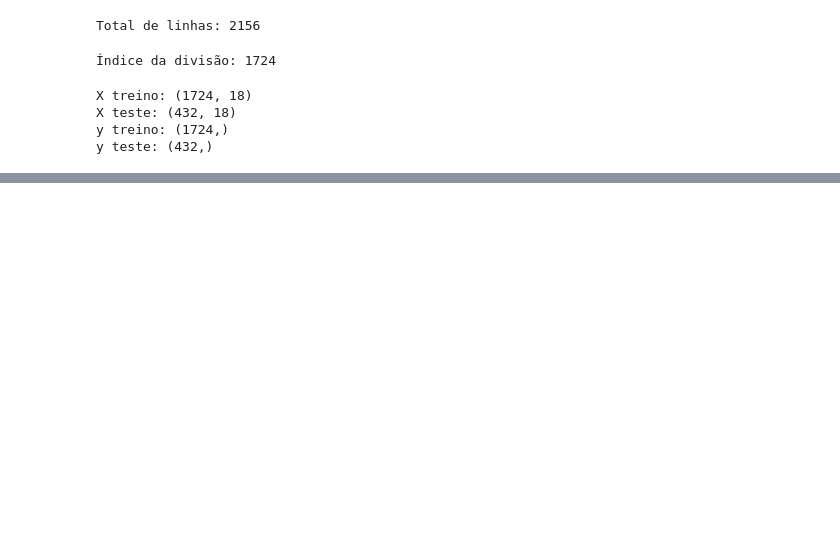
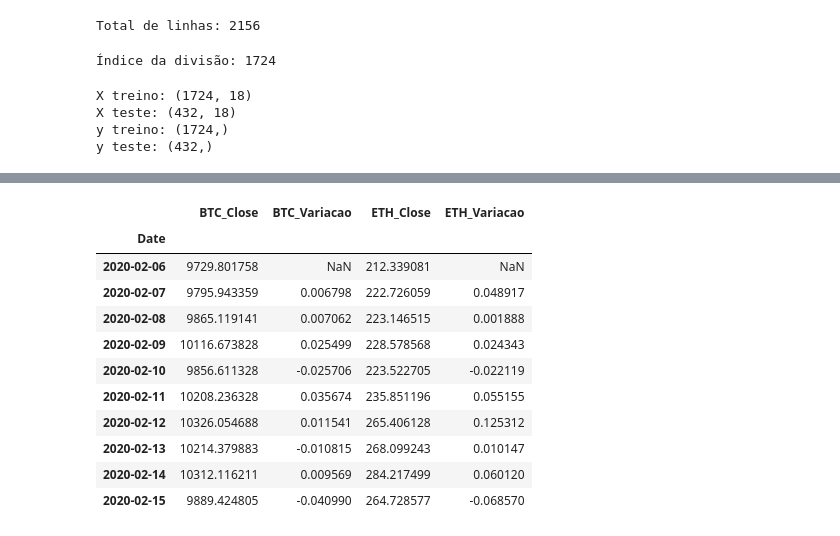
Before and after one commit to vicayumi/IC, a Jupyter notebook: notebooks/01_preditor_btc_eth.ipynb, the cells around one changed output, grey strips where cells are left out. Drawn from its saved outputs; the diff is of its cells as text; code cells hidden in the pictures; blank space fills up the shorter version.

```diff
--- a/notebooks/01_preditor_btc_eth.ipynb
+++ b/notebooks/01_preditor_btc_eth.ipynb
@@ -303,0 +403,21 @@ y teste: (432,)
+# %%
+# Variação percentual diária do Bitcoin
+dados["BTC_Variacao"] = dados["BTC_Close"].pct_change()
+
+# Variação percentual diária do Ethereum
+dados["ETH_Variacao"] = dados["ETH_Close"].pct_change()
+# %%
+dados[["BTC_Close", "BTC_Variacao", "ETH_Close", "ETH_Variacao"]].head(10)
+# %% [output]
+|  | BTC_Close | BTC_Variacao | ETH_Close | ETH_Variacao |
+| Date |  |  |  |  |
+| 2020-02-06 | 9729.801758 | NaN | 212.339081 | NaN |
+| 2020-02-07 | 9795.943359 | 0.006798 | 222.726059 | 0.048917 |
+| 2020-02-08 | 9865.119141 | 0.007062 | 223.146515 | 0.001888 |
+| 2020-02-09 | 10116.673828 | 0.025499 | 228.578568 | 0.024343 |
+| 2020-02-10 | 9856.611328 | -0.025706 | 223.522705 | -0.022119 |
+| 2020-02-11 | 10208.236328 | 0.035674 | 235.851196 | 0.055155 |
+| 2020-02-12 | 10326.054688 | 0.011541 | 265.406128 | 0.125312 |
+| 2020-02-13 | 10214.379883 | -0.010815 | 268.099243 | 0.010147 |
+| 2020-02-14 | 10312.116211 | 0.009569 | 284.217499 | 0.060120 |
+| 2020-02-15 | 9889.424805 | -0.040990 | 264.728577 | -0.068570 |
```
Also changed, not shown: parts of 15 cells of this notebook.
